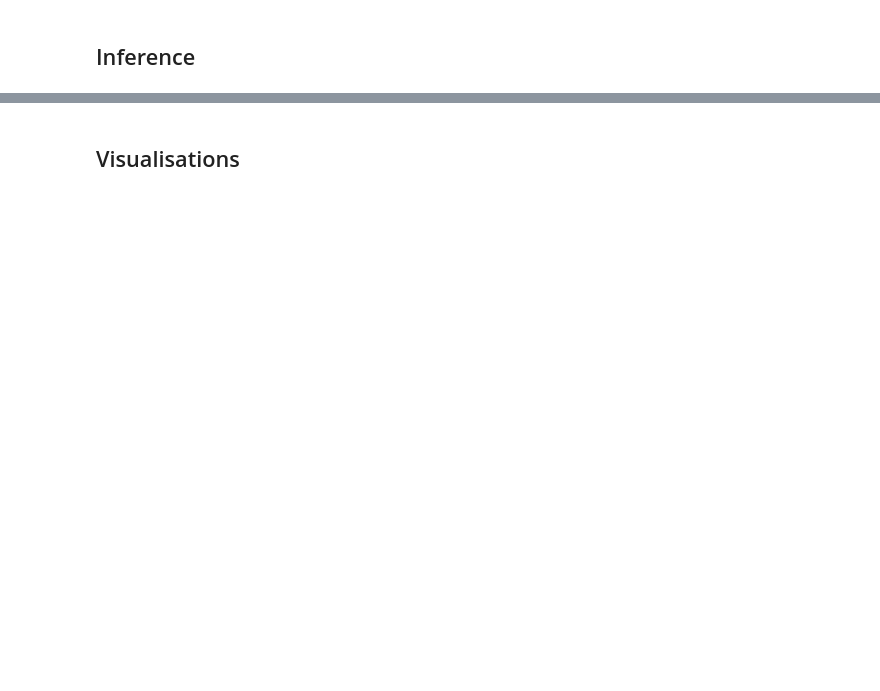
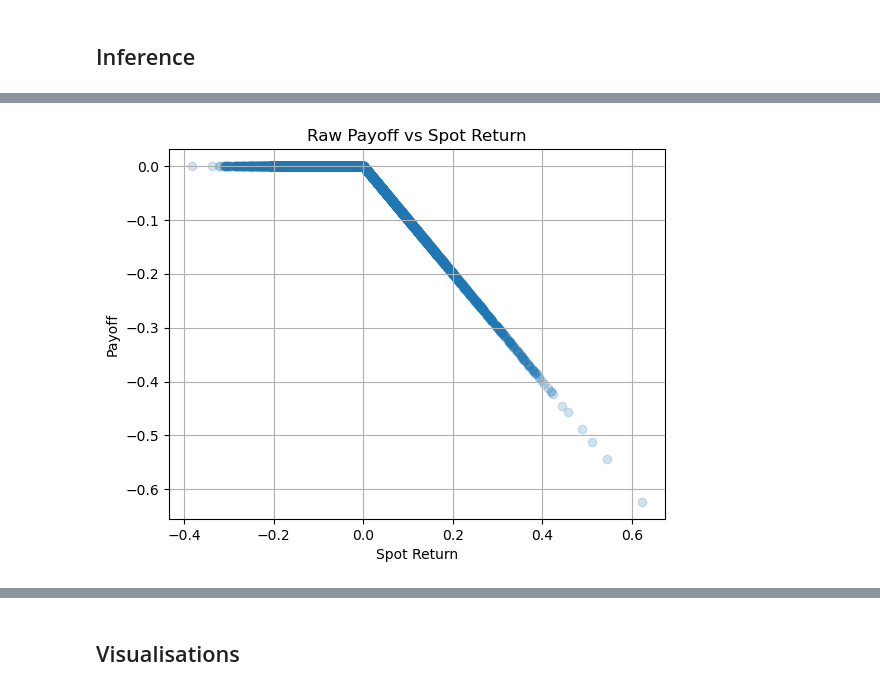
Before and after one commit to lisafaloughi/protohedge, a Jupyter notebook: notebooks/proto-trainer.ipynb, the cells around one changed output, grey strips where cells are left out. Saved outputs shown, nothing was run; the diff lists cells and outputs as text; code cells hidden in the pictures; blank space fills up the shorter version.

```diff
--- a/notebooks/proto-trainer.ipynb
+++ b/notebooks/proto-trainer.ipynb
@@ -161,0 +210,13 @@ Step 1:
+# %%
+spot_return = test_world.details.spot_all[:, -1] - 1.0
+payoff = test_result["payoff"].numpy()
+
+import matplotlib.pyplot as plt
+plt.scatter(spot_return, payoff, alpha=0.2)
+plt.xlabel("Spot Return")
+plt.ylabel("Payoff")
+plt.title("Raw Payoff vs Spot Return")
+plt.grid(True)
+plt.show()
+# %% [output]
+[figure, added]
```
Also changed, not shown: parts of 20 cells of this notebook, 2 other files.
